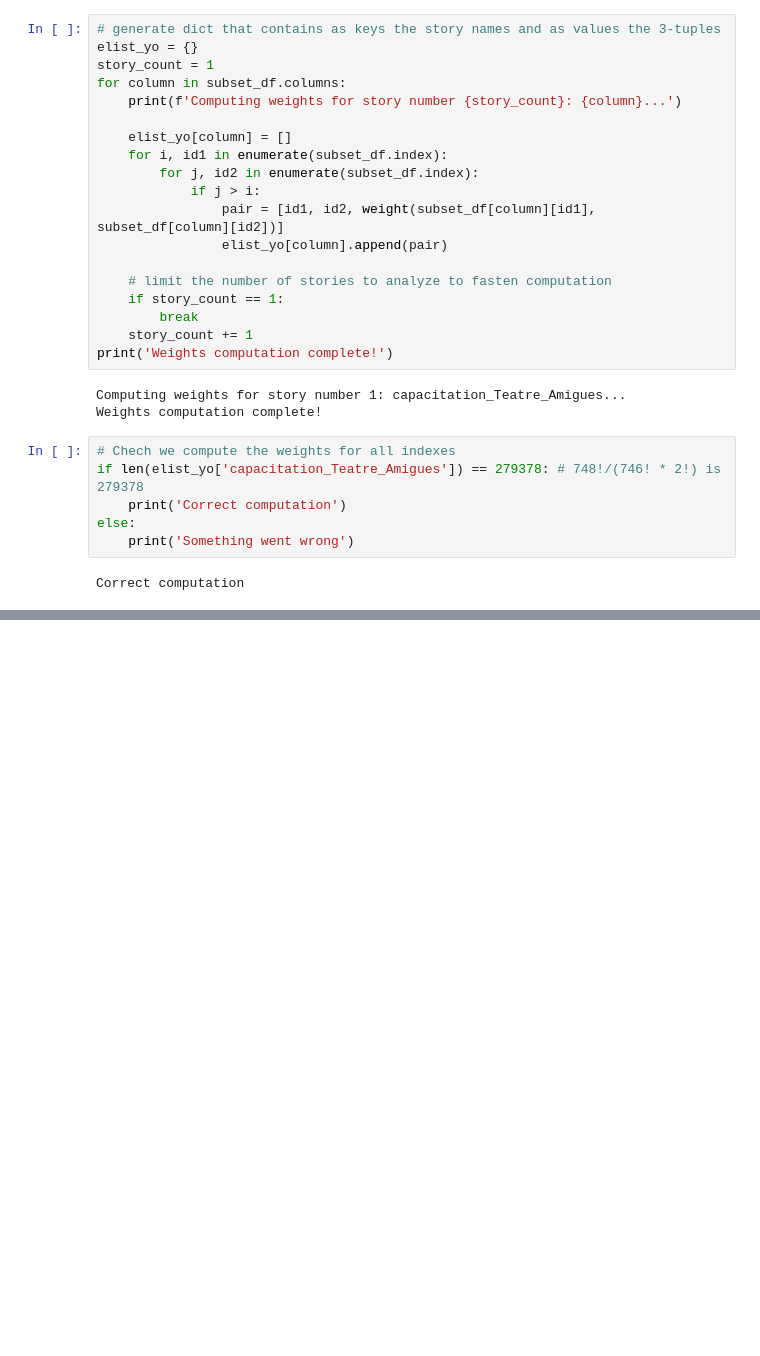
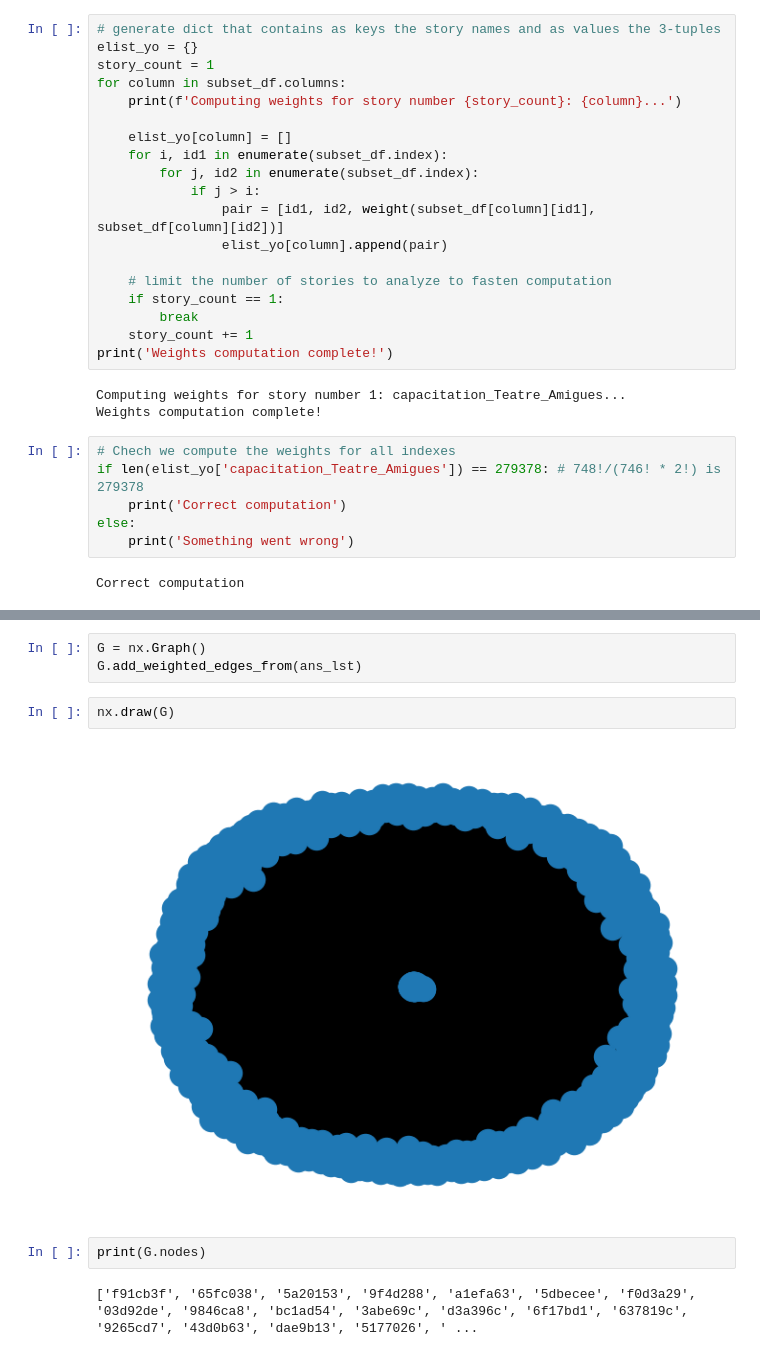
Before and after one commit to oriolmp/TFG_Fisica, a Jupyter notebook: TFG_Oriol_Notebook.ipynb, the cells around one changed output, grey strips where cells are left out. Drawn from its saved outputs; the diff is of its cells as text; blank space fills up the shorter version.

Commit message:
Create and plot graph

```diff
--- a/TFG_Oriol_Notebook.ipynb
+++ b/TFG_Oriol_Notebook.ipynb
@@ -268 +269,12 @@ Sample 9:
         Weight: 0
+# %%
+G = nx.Graph()
+G.add_weighted_edges_from(ans_lst)
+# %%
+nx.draw(G)
+# %% [output]
+[figure, added]
+# %%
+print(G.nodes)
+# %% [output]
+['f91cb3f', '65fc038', '5a20153', '9f4d288', 'a1efa63', '5dbecee', 'f0d3a29', '03d92de', '9846ca8', 'bc1ad54', '3abe69c', 'd3a396c', '6f17bd1', '637819c', '9265cd7', '43d0b63', 'dae9b13', '5177026', ' ...
```
Also changed, not shown: parts of 2 cells of this notebook.
